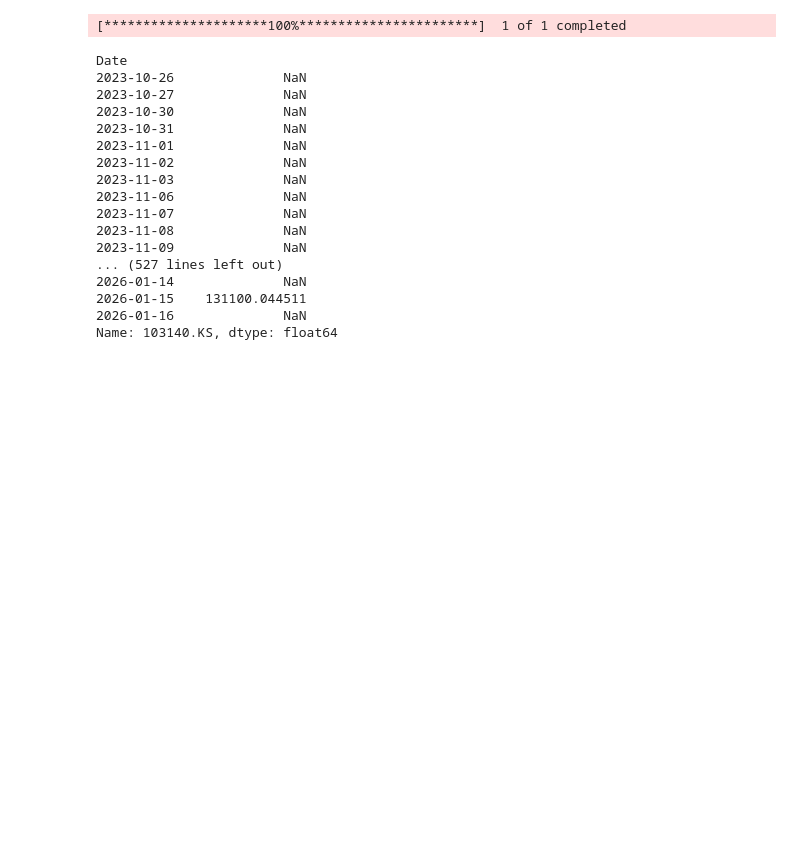
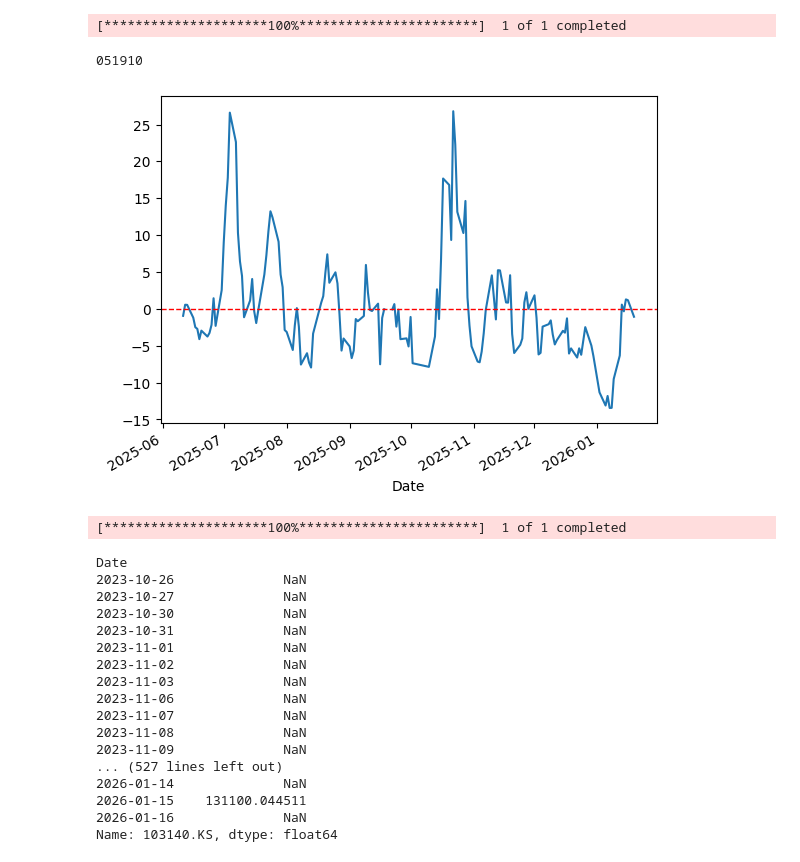
Before and after one commit to MinjunChoi24/JustStudy, a Jupyter notebook: Stock_analysis/RS_week.ipynb, the cells around one changed output. Saved outputs shown, nothing was run; the diff lists cells and outputs as text; code cells hidden in the pictures; blank space fills up the shorter version.

Commit message:
changecommit

```diff
--- a/Stock_analysis/RS_week.ipynb
+++ b/Stock_analysis/RS_week.ipynb
@@ -7,0 +8,9 @@ data = pd.read_csv('data_4517_20260116.csv',encoding='CP949',dtype=str)
+# %%
+start = "2025-06-01"
+end = "2026-01-20"
+
+Kospi_prices = yf.download('^KS11',start=start,end=end)['Close']['^KS11']
+
+weekly_return1 = Kospi_prices.pct_change(periods=5)[5:] * 100
+
+weekly_return1.dropna(inplace=True)
@@ -8,22 +20,16 @@ data = pd.read_csv('data_4517_20260116.csv',encoding='CP949',dtype=str)
 # %%
 def RS_week(ticker):
 
-    start = "2024-10-01"
-    end = "2026-01-20"
     try:
-        Kospi_prices = yf.download('SPY',start=start,end=end)['Close']['SPY']
-        ETF_prices = yf.download(f'{ticker}',start=start,end=end)['Close'][f'{ticker}']
+        ETF_prices = yf.download(f'{ticker}.KS',start=start,end=end)['Close'][f'{ticker}.KS']
 
-        weekly_return1 = Kospi_prices.pct_change(periods=5)[5:] * 100
         weekly_return2 = ETF_prices.pct_change(periods=5)[5:] * 100
 
-        weekly_return1.dropna(inplace=True)
         weekly_return2.dropna(inplace=True)
 
         RS = weekly_return2 - weekly_return1
-        # RS_30 = RS[-10:]
 
-        return RS
+        return RS,ticker
 
     except:
         print(ticker)
@@ -42,3 +87,18 @@ plt.show();
+# %%
+# for i in df['corp_list']:
+
+m,s = RS_week('051910')
+
+print(s)
+m.plot()
+
+plt.axhline(0, color='red', linestyle='--', linewidth=1);
+
+plt.show();
+# %% [output]
+[*********************100%***********************]  1 of 1 completed
+051910
+[figure, added]
 # %%
 def aboveMA(ticker):
 
```
Also changed, not shown: parts of 3 cells of this notebook, 2 other files.
